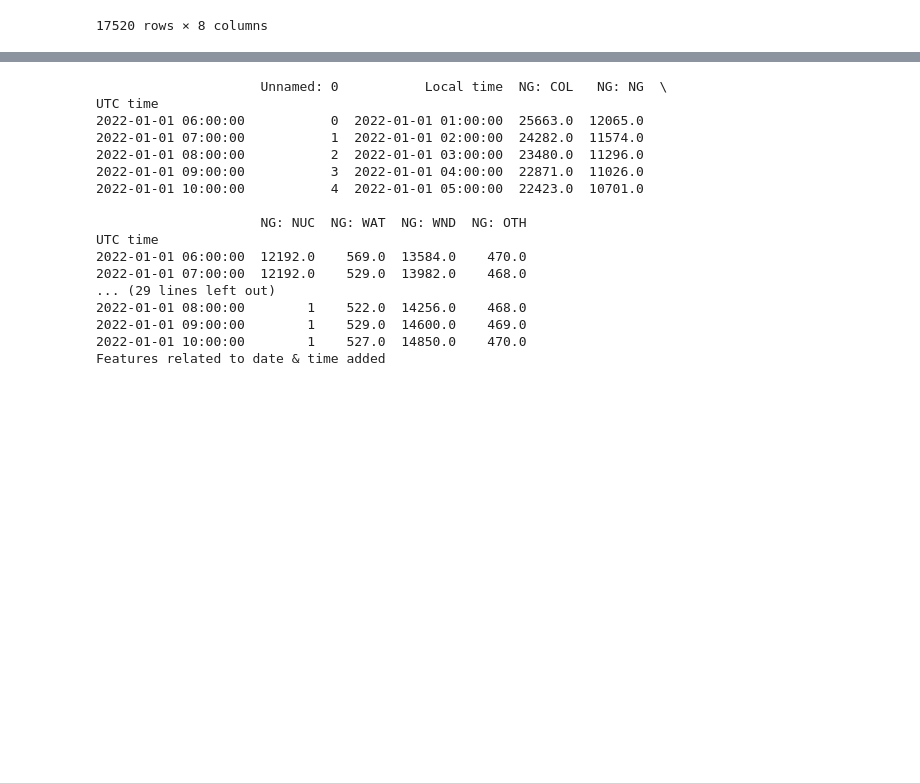
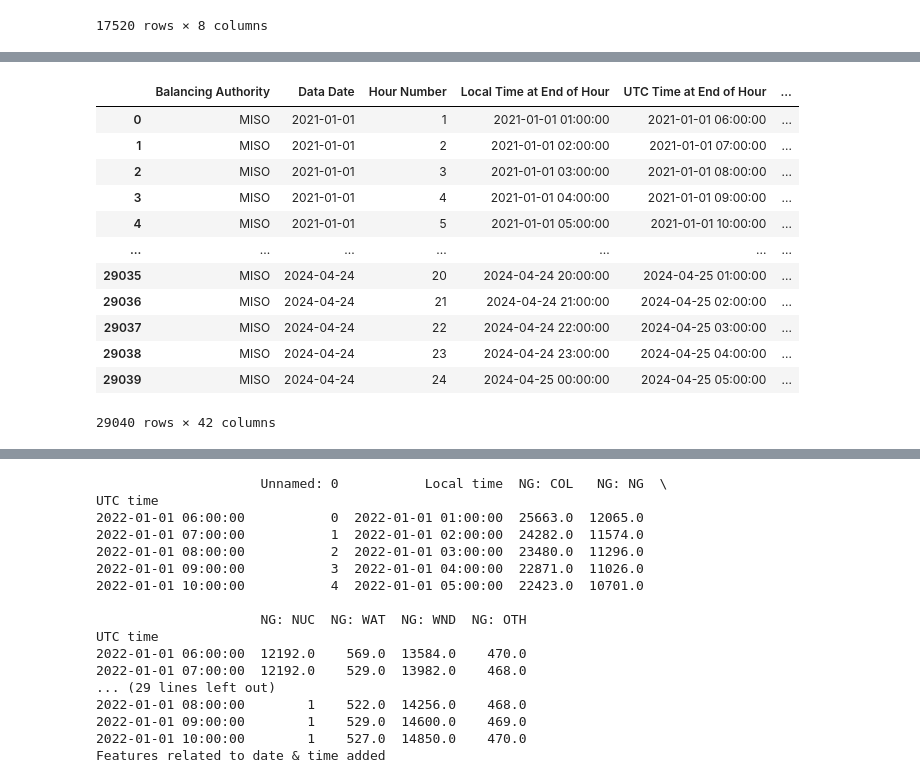
Before and after one commit to linusrd/GhostPostCC, a Jupyter notebook: 03_preprocess_electricity.ipynb, the cells around one changed output, grey strips where cells are left out. Cells and saved outputs as stored; diff of their text form; code cells hidden in the pictures; blank space fills up the shorter version.

```diff
--- a/03_preprocess_electricity.ipynb
+++ b/03_preprocess_electricity.ipynb
@@ -140,0 +174,16 @@ data.to_csv('data/electricity_cleaned.csv')
+# %%
+dataset
+# %% [output]
+|  | Balancing Authority | Data Date | Hour Number | Local Time at End of Hour | UTC Time at End of Hour | ... |
+| 0 | MISO | 2021-01-01 | 1 | 2021-01-01 01:00:00 | 2021-01-01 06:00:00 | ... |
+| 1 | MISO | 2021-01-01 | 2 | 2021-01-01 02:00:00 | 2021-01-01 07:00:00 | ... |
+| 2 | MISO | 2021-01-01 | 3 | 2021-01-01 03:00:00 | 2021-01-01 08:00:00 | ... |
+| 3 | MISO | 2021-01-01 | 4 | 2021-01-01 04:00:00 | 2021-01-01 09:00:00 | ... |
+| 4 | MISO | 2021-01-01 | 5 | 2021-01-01 05:00:00 | 2021-01-01 10:00:00 | ... |
+| ... | ... | ... | ... | ... | ... | ... |
+| 29035 | MISO | 2024-04-24 | 20 | 2024-04-24 20:00:00 | 2024-04-25 01:00:00 | ... |
+| 29036 | MISO | 2024-04-24 | 21 | 2024-04-24 21:00:00 | 2024-04-25 02:00:00 | ... |
+| 29037 | MISO | 2024-04-24 | 22 | 2024-04-24 22:00:00 | 2024-04-25 03:00:00 | ... |
+| 29038 | MISO | 2024-04-24 | 23 | 2024-04-24 23:00:00 | 2024-04-25 04:00:00 | ... |
+| 29039 | MISO | 2024-04-24 | 24 | 2024-04-25 00:00:00 | 2024-04-25 05:00:00 | ... |
+29040 rows × 42 columns
```
Also changed, not shown: parts of 17 cells of this notebook, 8 other files.
